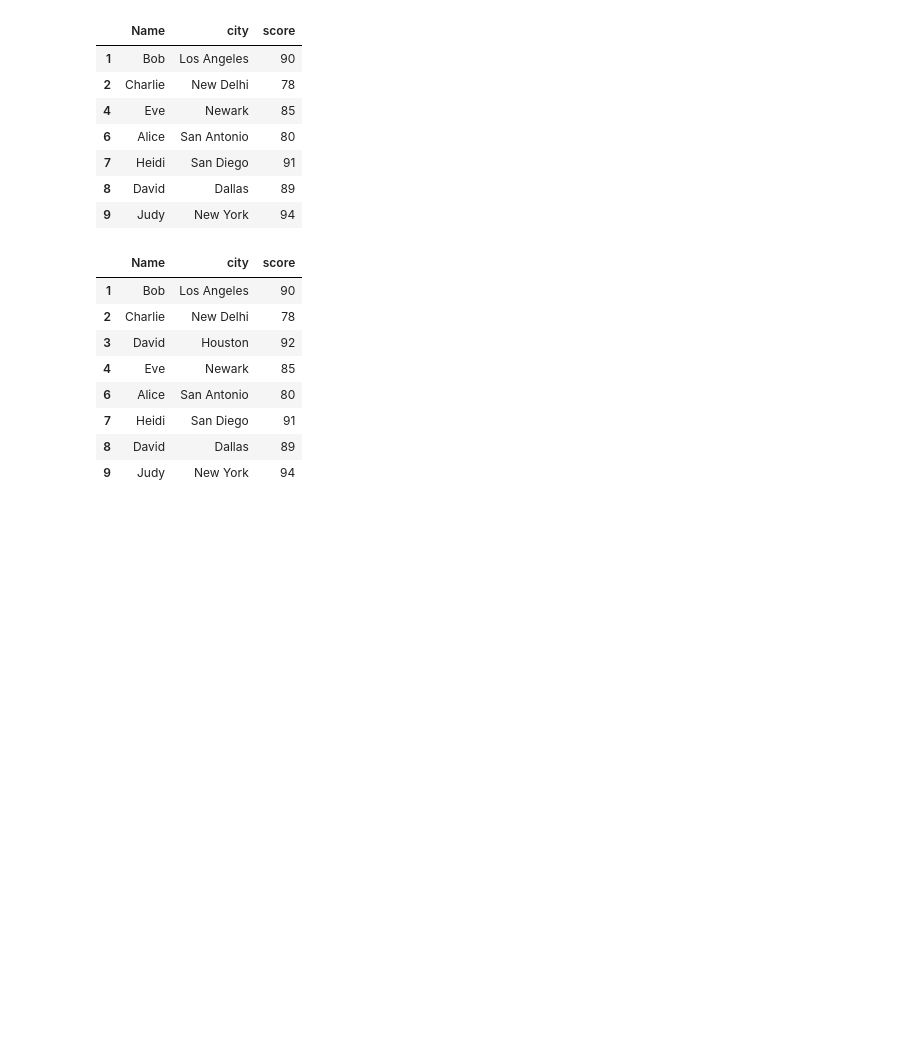
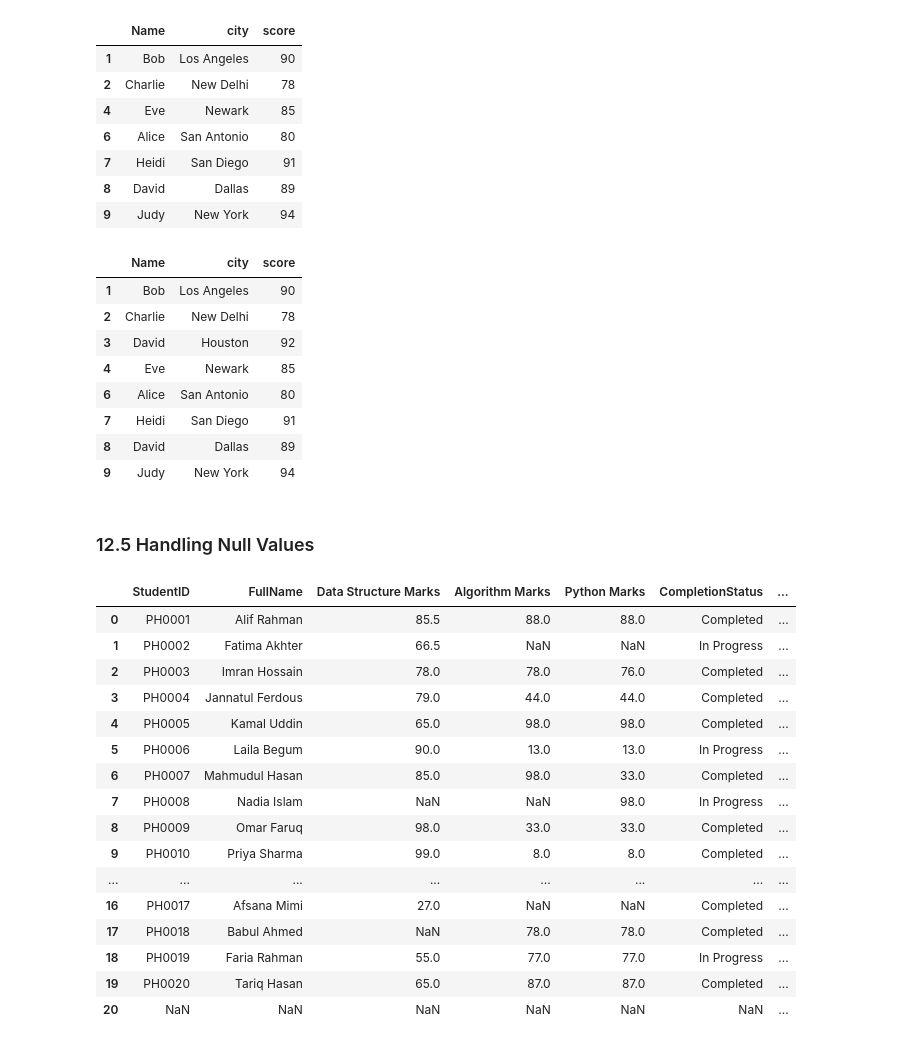
Before and after one commit to roybipro/AI-ML-learning-Phitron, a Jupyter notebook: Semister1/Module 12 :Pandas for Machine Learning/pandas2.ipynb, the cells around one changed output. Saved outputs shown, nothing was run; the diff lists cells and outputs as text; code cells hidden in the pictures; blank space fills up the shorter version.

Commit message:
Handeling NULL values

```diff
--- a/Semister1/Module 12 :Pandas for Machine Learning/pandas2.ipynb
+++ b/Semister1/Module 12 :Pandas for Machine Learning/pandas2.ipynb
@@ -307,3 +307,28 @@ df.drop_duplicates(subset=['city'],keep='last')
 | 7 | Heidi | San Diego | 91 |
 | 8 | David | Dallas | 89 |
 | 9 | Judy | New York | 94 |
+# %% [markdown]
+### 12.5 Handling Null Values
+# %%
+import pandas as pd
+
+df = pd.read_csv('student_completed_data.csv')
+df
+# %% [output]
+|  | StudentID | FullName | Data Structure Marks | Algorithm Marks | Python Marks | CompletionStatus | ... |
+| 0 | PH0001 | Alif Rahman | 85.5 | 88.0 | 88.0 | Completed | ... |
+| 1 | PH0002 | Fatima Akhter | 66.5 | NaN | NaN | In Progress | ... |
+| 2 | PH0003 | Imran Hossain | 78.0 | 78.0 | 76.0 | Completed | ... |
+| 3 | PH0004 | Jannatul Ferdous | 79.0 | 44.0 | 44.0 | Completed | ... |
+| 4 | PH0005 | Kamal Uddin | 65.0 | 98.0 | 98.0 | Completed | ... |
+| 5 | PH0006 | Laila Begum | 90.0 | 13.0 | 13.0 | In Progress | ... |
+| 6 | PH0007 | Mahmudul Hasan | 85.0 | 98.0 | 33.0 | Completed | ... |
+| 7 | PH0008 | Nadia Islam | NaN | NaN | 98.0 | In Progress | ... |
+| 8 | PH0009 | Omar Faruq | 98.0 | 33.0 | 33.0 | Completed | ... |
+| 9 | PH0010 | Priya Sharma | 99.0 | 8.0 | 8.0 | Completed | ... |
+| ... | ... | ... | ... | ... | ... | ... | ... |
+| 16 | PH0017 | Afsana Mimi | 27.0 | NaN | NaN | Completed | ... |
+| 17 | PH0018 | Babul Ahmed | NaN | 78.0 | 78.0 | Completed | ... |
+| 18 | PH0019 | Faria Rahman | 55.0 | 77.0 | 77.0 | In Progress | ... |
+| 19 | PH0020 | Tariq Hasan | 65.0 | 87.0 | 87.0 | Completed | ... |
+| 20 | NaN | NaN | NaN | NaN | NaN | NaN | ... |
```
Also changed, not shown: parts of 7 cells of this notebook, 1 other file.
